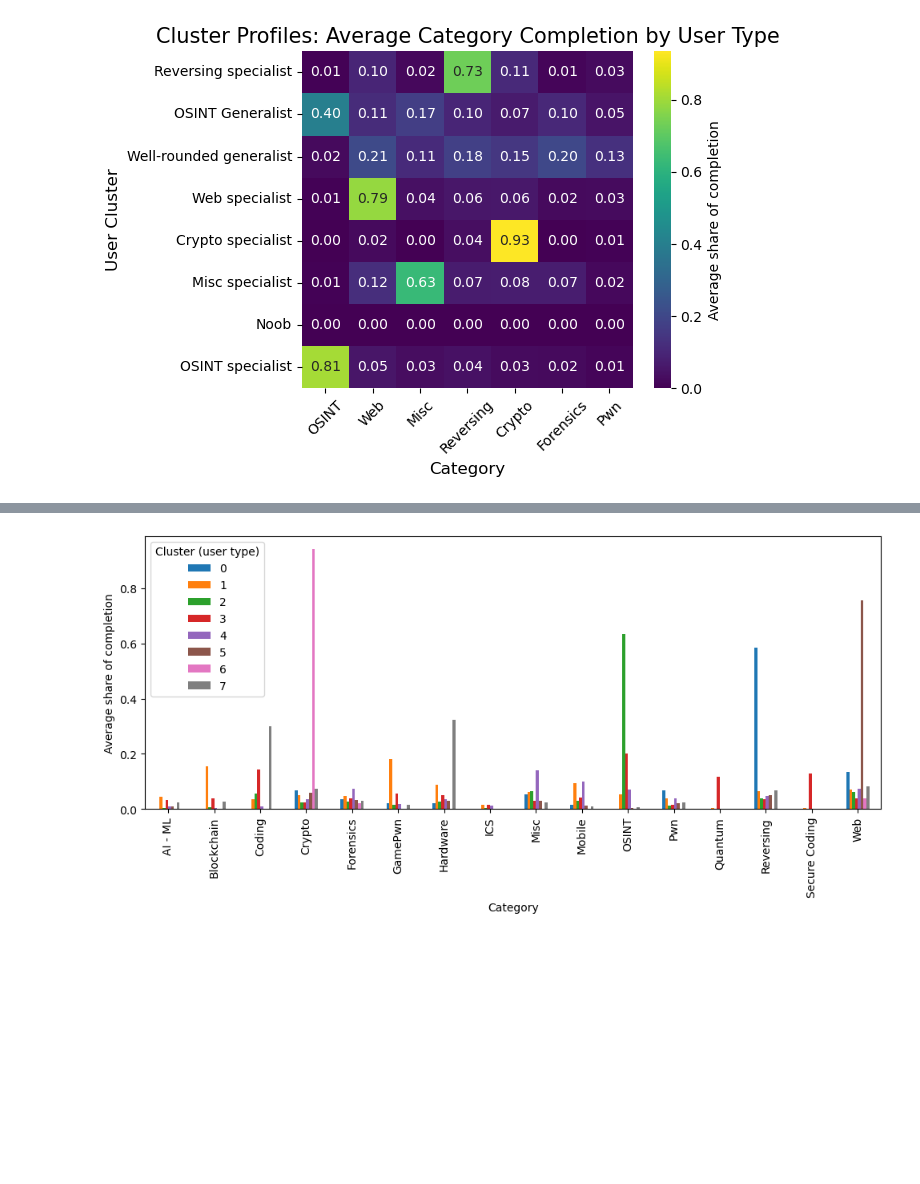
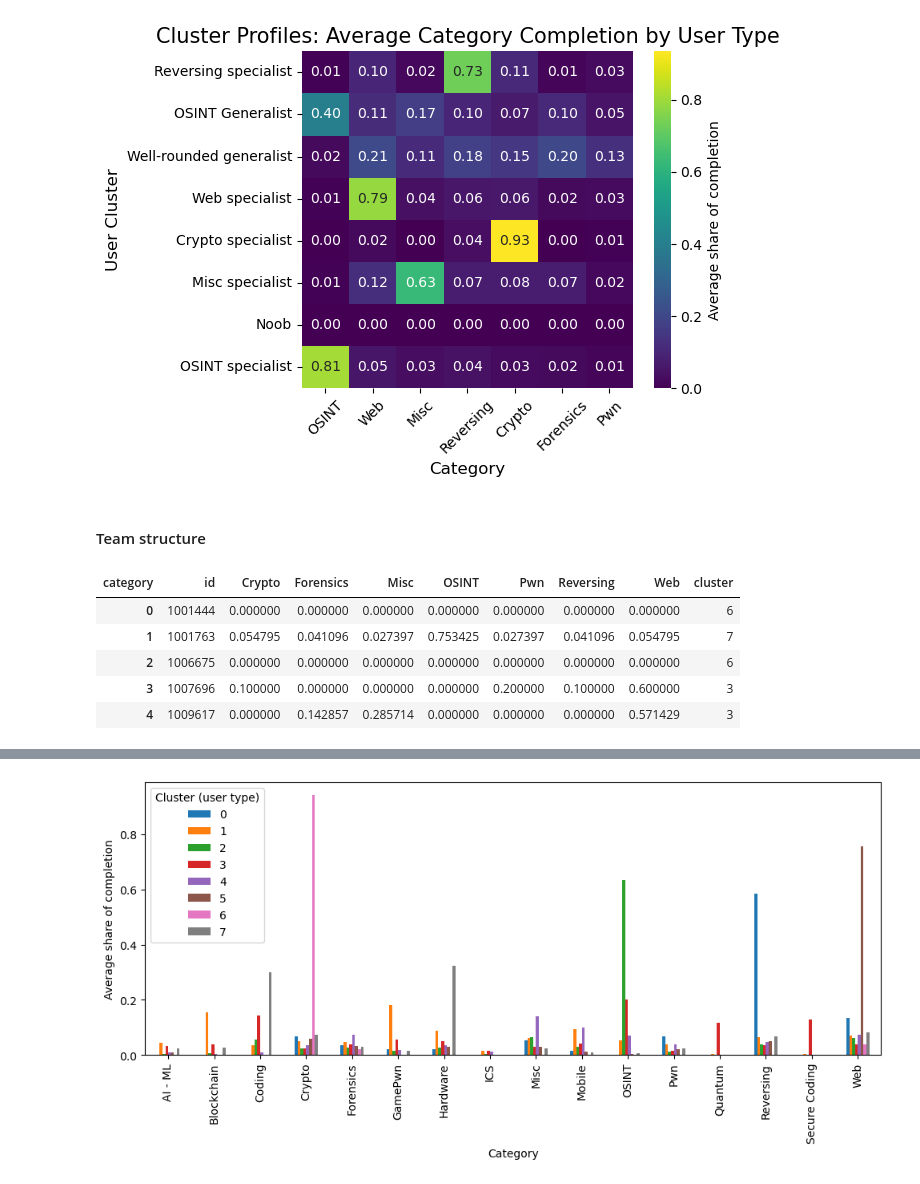
Before and after one commit to dfili/DIPRAD, a Jupyter notebook: HTB/htb_analiza.ipynb, the cells around one changed output, grey strips where cells are left out. Saved outputs shown, nothing was run; the diff lists cells and outputs as text; code cells hidden in the pictures; blank space fills up the shorter version.

```diff
--- a/HTB/htb_analiza.ipynb
+++ b/HTB/htb_analiza.ipynb
@@ -952,3 +953,17 @@ plt.tight_layout()
 plt.show()
 # %% [output]
 [figure]
+# %% [markdown]
+#### Team structure
+# %%
+profile_clustered_main = profile_clustered_main.reset_index()
+profile_clustered_main = profile_clustered_main.rename(columns={'index': 'id'})
+profile_clustered_main['id'] = pd.to_numeric(profile_clustered_main['id'])
+profile_clustered_main.head()
+# %% [output]
+| category | id | Crypto | Forensics | Misc | OSINT | Pwn | Reversing | Web | cluster |
+| 0 | 1001444 | 0.000000 | 0.000000 | 0.000000 | 0.000000 | 0.000000 | 0.000000 | 0.000000 | 6 |
+| 1 | 1001763 | 0.054795 | 0.041096 | 0.027397 | 0.753425 | 0.027397 | 0.041096 | 0.054795 | 7 |
+| 2 | 1006675 | 0.000000 | 0.000000 | 0.000000 | 0.000000 | 0.000000 | 0.000000 | 0.000000 | 6 |
+| 3 | 1007696 | 0.100000 | 0.000000 | 0.000000 | 0.000000 | 0.200000 | 0.100000 | 0.600000 | 3 |
+| 4 | 1009617 | 0.000000 | 0.142857 | 0.285714 | 0.000000 | 0.000000 | 0.000000 | 0.571429 | 3 |
```
Also changed, not shown: parts of 21 cells of this notebook, 11 other files.
